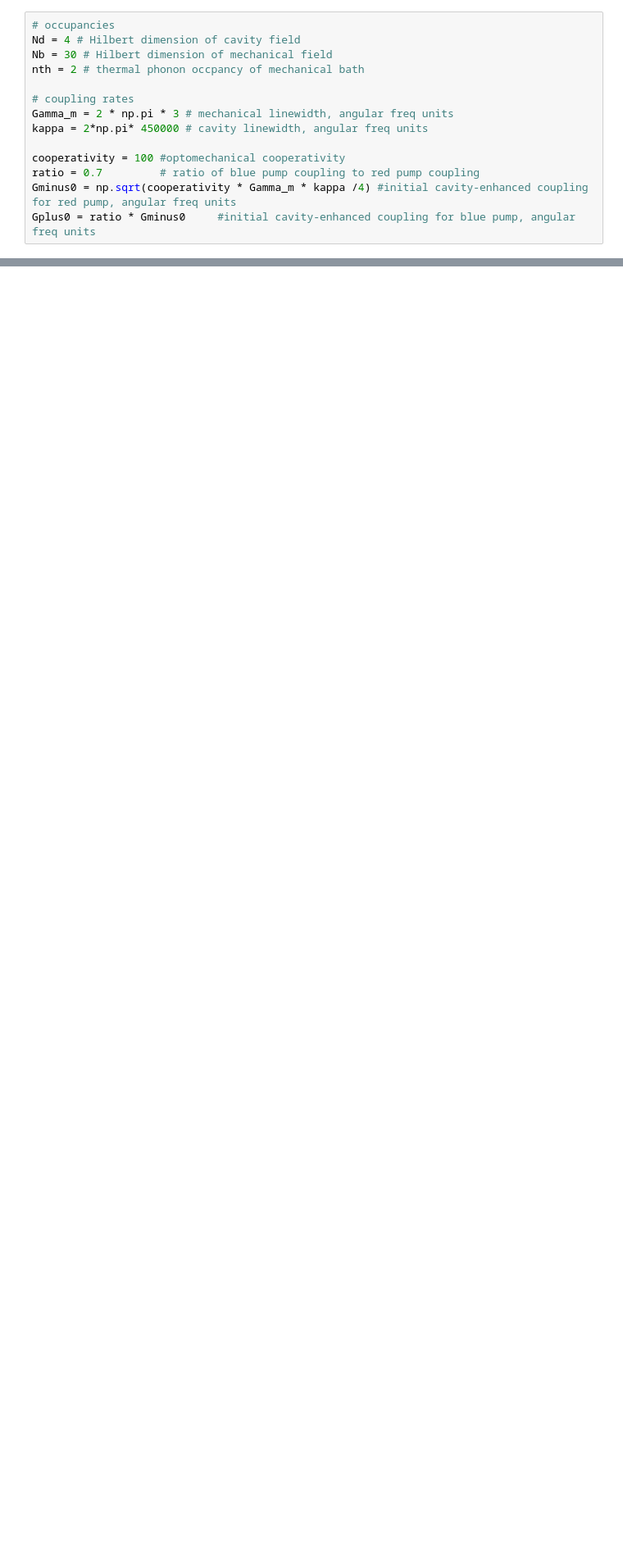
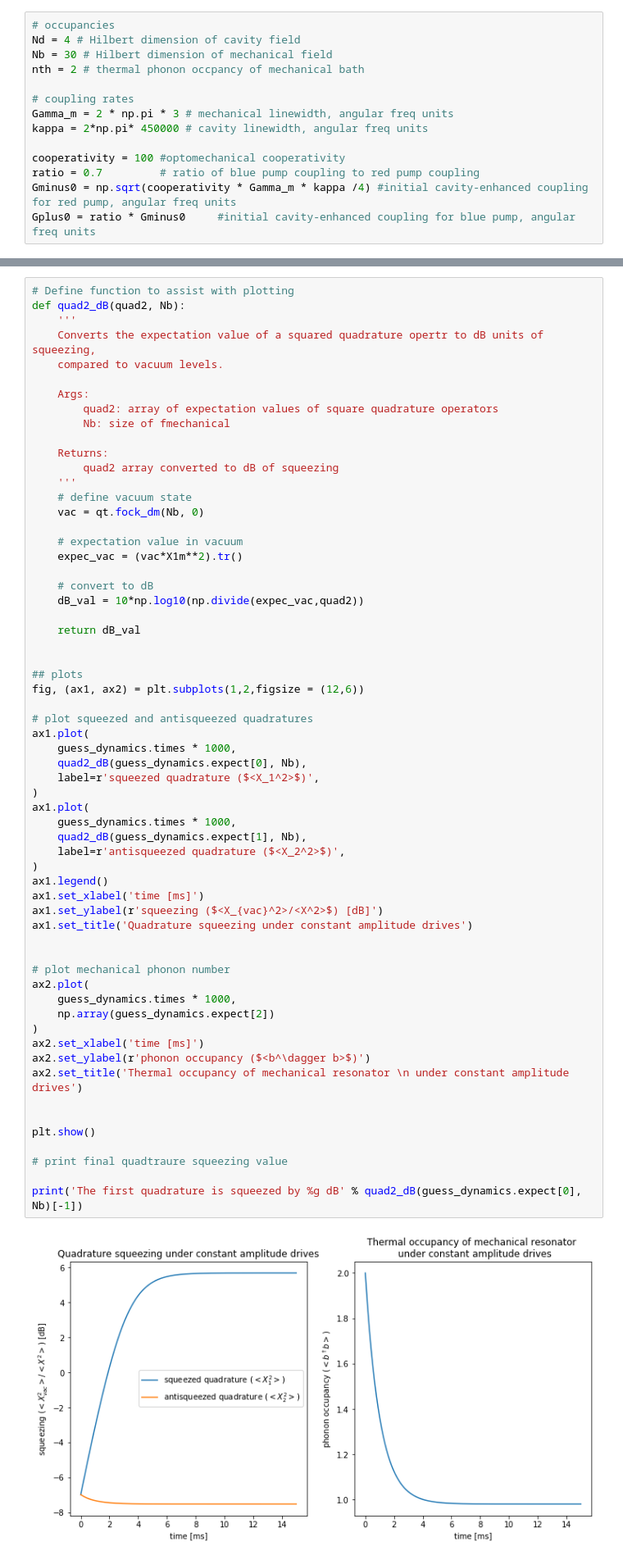
Before and after one commit to LucaTalamo/phys5070_final_project, a Jupyter notebook: mixed_state_optomechanical_squeezing.ipynb, the cells around one changed output, grey strips where cells are left out. Shown at 82% size. Drawn from its saved outputs; the diff is of its cells as text; blank space fills up the shorter version.

```diff
--- a/mixed_state_optomechanical_squeezing.ipynb
+++ b/mixed_state_optomechanical_squeezing.ipynb
@@ -132,0 +131,63 @@ print(10*np.log10((qt.fock_dm(Nb, 0)*X1m**2).tr()/guess_dynamics.expect[0][-1]))
+# %%
+# Define function to assist with plotting
+def quad2_dB(quad2, Nb):
+    '''
+    Converts the expectation value of a squared quadrature opertr to dB units of squeezing,
+    compared to vacuum levels.
+
+    Args:
+        quad2: array of expectation values of square quadrature operators
+        Nb: size of fmechanical
+
+    Returns:
+        quad2 array converted to dB of squeezing
+    '''
+    # define vacuum state
+    vac = qt.fock_dm(Nb, 0)
+
+    # expectation value in vacuum
+    expec_vac = (vac*X1m**2).tr()
+
+    # convert to dB
+    dB_val = 10*np.log10(np.divide(expec_vac,quad2))
+
+    return dB_val
+
+
+## plots
+fig, (ax1, ax2) = plt.subplots(1,2,figsize = (12,6))
+
+# plot squeezed and antisqueezed quadratures
+ax1.plot(
+    guess_dynamics.times * 1000,
+    quad2_dB(guess_dynamics.expect[0], Nb),
+    label=r'squeezed quadrature ($<X_1^2>$)',
+)
+ax1.plot(
+    guess_dynamics.times * 1000,
+    quad2_dB(guess_dynamics.expect[1], Nb),
+    label=r'antisqueezed quadrature ($<X_2^2>$)',
+)
+ax1.legend()
+ax1.set_xlabel('time [ms]')
+ax1.set_ylabel(r'squeezing ($<X_{vac}^2>/<X^2>$) [dB]')
+ax1.set_title('Quadrature squeezing under constant amplitude drives')
+
+
+# plot mechanical phonon number
+ax2.plot(
+    guess_dynamics.times * 1000,
+    np.array(guess_dynamics.expect[2])
+)
+ax2.set_xlabel('time [ms]')
+ax2.set_ylabel(r'phonon occupancy ($<b^\dagger b>$)')
+ax2.set_title('Thermal occupancy of mechanical resonator \n under constant amplitude drives')
+
+
+plt.show()
+
+# print final quadtraure squeezing value
+
+print('The first quadrature is squeezed by %g dB' % quad2_dB(guess_dynamics.expect[0], Nb)[-1])
+# %% [output]
+[figure, added]
```
Also changed, not shown: parts of 17 cells of this notebook.
